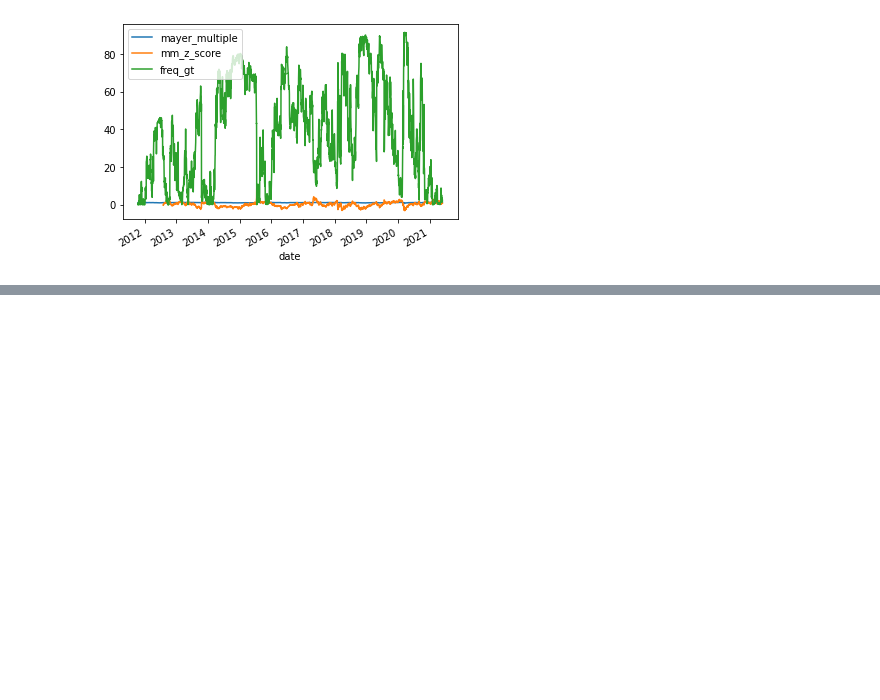
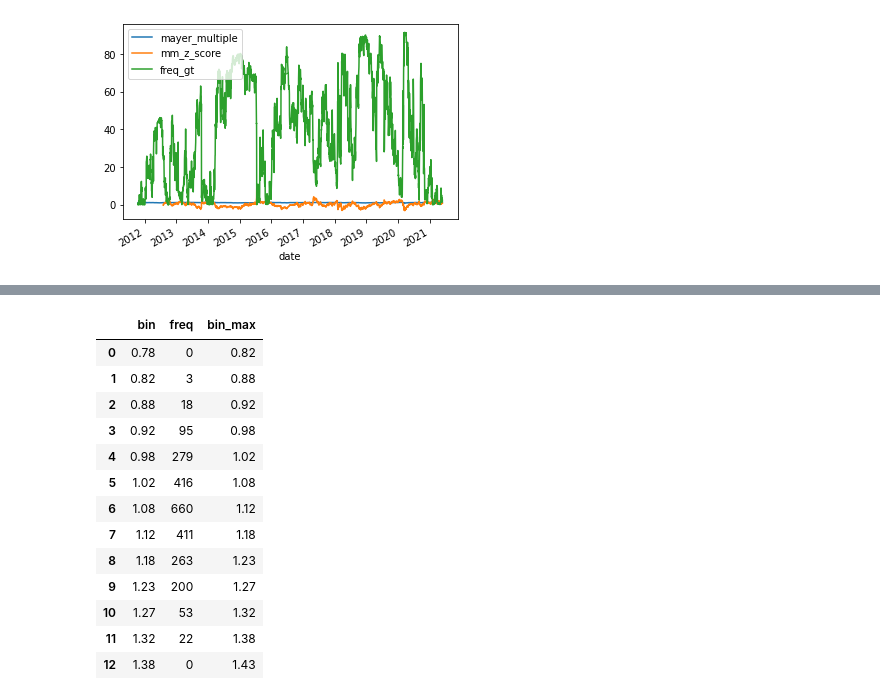
Before and after one commit to Olshansk/market_navigator, a Jupyter notebook: analysis/Mayer Multiple.ipynb, the cells around one changed output, grey strips where cells are left out. Cells and saved outputs as stored; diff of their text form; code cells hidden in the pictures; blank space fills up the shorter version.

```diff
--- a/analysis/Mayer Multiple.ipynb
+++ b/analysis/Mayer Multiple.ipynb
@@ -161,0 +277,31 @@ data
+# %%
+data_bar = pd.DataFrame({
+'bin': [0.78,0.82,0.88,0.92,0.98,1.02,1.08,1.12,1.18,1.23,1.27,1.32,1.38],
+'freq': [0,3,18,95,279,416,660,411,263,200,53,22,0]
+})
+data_bar['bin_max'] = data_bar['bin'].shift(-1).fillna(data_bar['bin'].max() + 0.05)
+
+# Note: don't convert data['bin'] to category
+
+bar = alt.Chart(data_bar).mark_bar().encode(
+    x=alt.X('bin', bin='binned'),
+    x2='bin_max',
+    y='freq')
+
+data_lines = pd.DataFrame({
+    'value': [0.8, 0.88, 1.001, 1.38],
+    'title': ['no_match', 'match', 'no_match', 'match']
+})
+
+vertlines = alt.Chart(data_lines).mark_rule(
+    color='black',
+    strokeWidth=2
+).encode(x='value')
+
+text = alt.Chart(data_lines).mark_text(
+    align='left', dx=5, dy=-5
+).encode(
+    x='value', text='title')
+
+
+alt.layer(bar + vertlines + text).properties(width=500)
@@ -161,0 +310,17 @@ data
+# %%
+data_bar
+# %% [output]
+|  | bin | freq | bin_max |
+| 0 | 0.78 | 0 | 0.82 |
+| 1 | 0.82 | 3 | 0.88 |
+| 2 | 0.88 | 18 | 0.92 |
+| 3 | 0.92 | 95 | 0.98 |
+| 4 | 0.98 | 279 | 1.02 |
+| 5 | 1.02 | 416 | 1.08 |
+| 6 | 1.08 | 660 | 1.12 |
+| 7 | 1.12 | 411 | 1.18 |
+| 8 | 1.18 | 263 | 1.23 |
+| 9 | 1.23 | 200 | 1.27 |
+| 10 | 1.27 | 53 | 1.32 |
+| 11 | 1.32 | 22 | 1.38 |
+| 12 | 1.38 | 0 | 1.43 |
```
Also changed, not shown: parts of 24 cells of this notebook, 37 other files.
